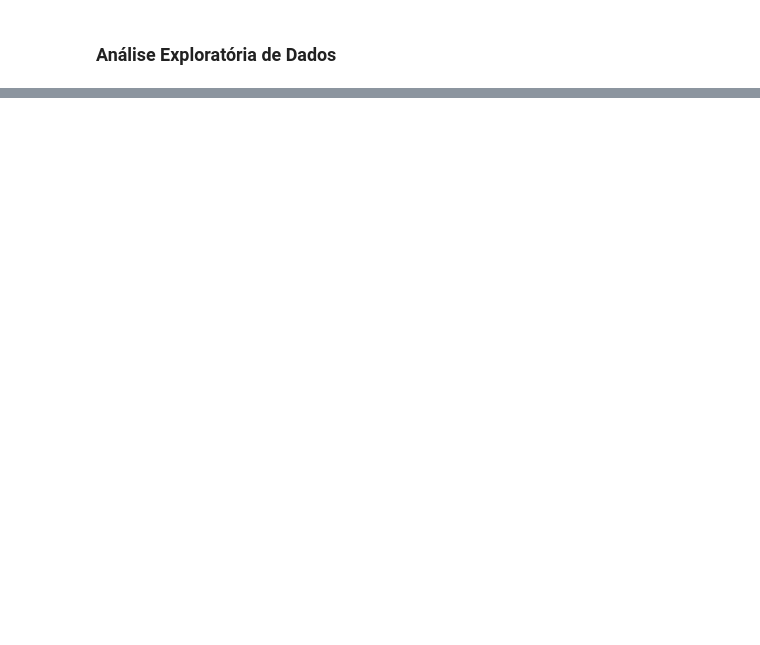
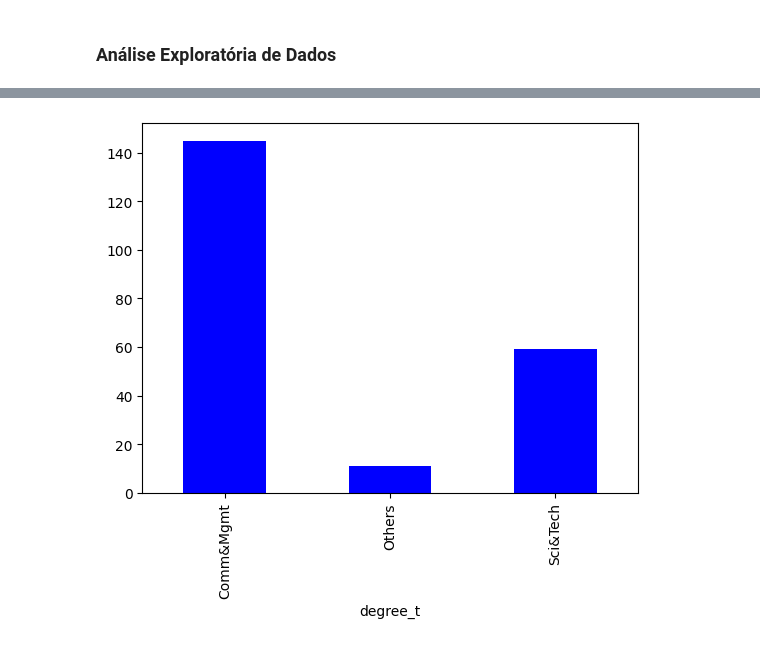
Before and after one commit to nandodevs/campus-recruitment, a Jupyter notebook: projects.ipynb, the cells around one changed output, grey strips where cells are left out. Saved outputs shown, nothing was run; the diff lists cells and outputs as text; code cells hidden in the pictures; blank space fills up the shorter version.

```diff
--- a/projects.ipynb
+++ b/projects.ipynb
@@ -262,0 +307,5 @@ dt.head()
+# %%
+dt.groupby(['degree_t'])['status'].count().plot(kind = 'bar',color = 'blue')
+plt.show()
+# %% [output]
+[figure, added]
```
Also changed, not shown: parts of 27 cells of this notebook, 1 other file.
